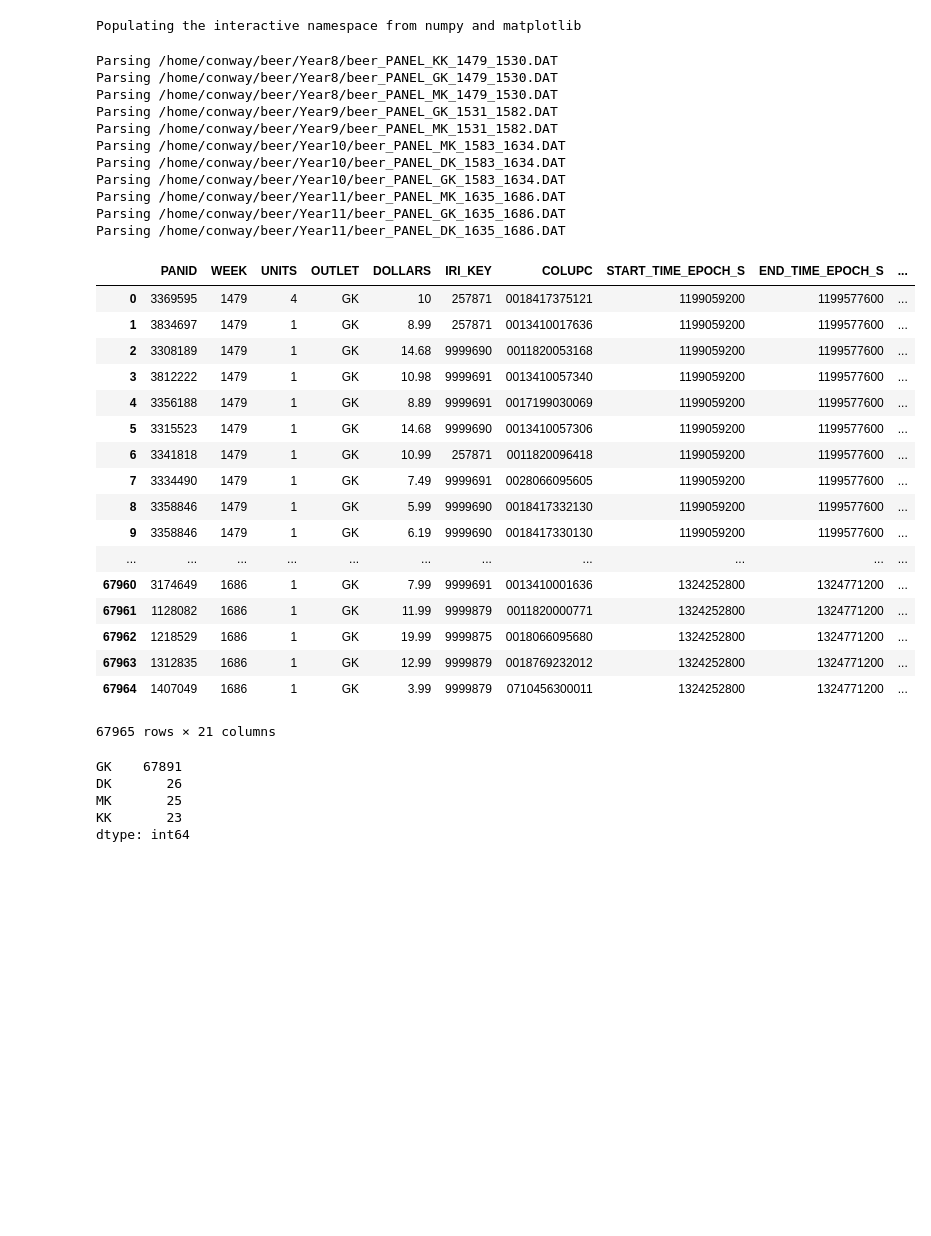
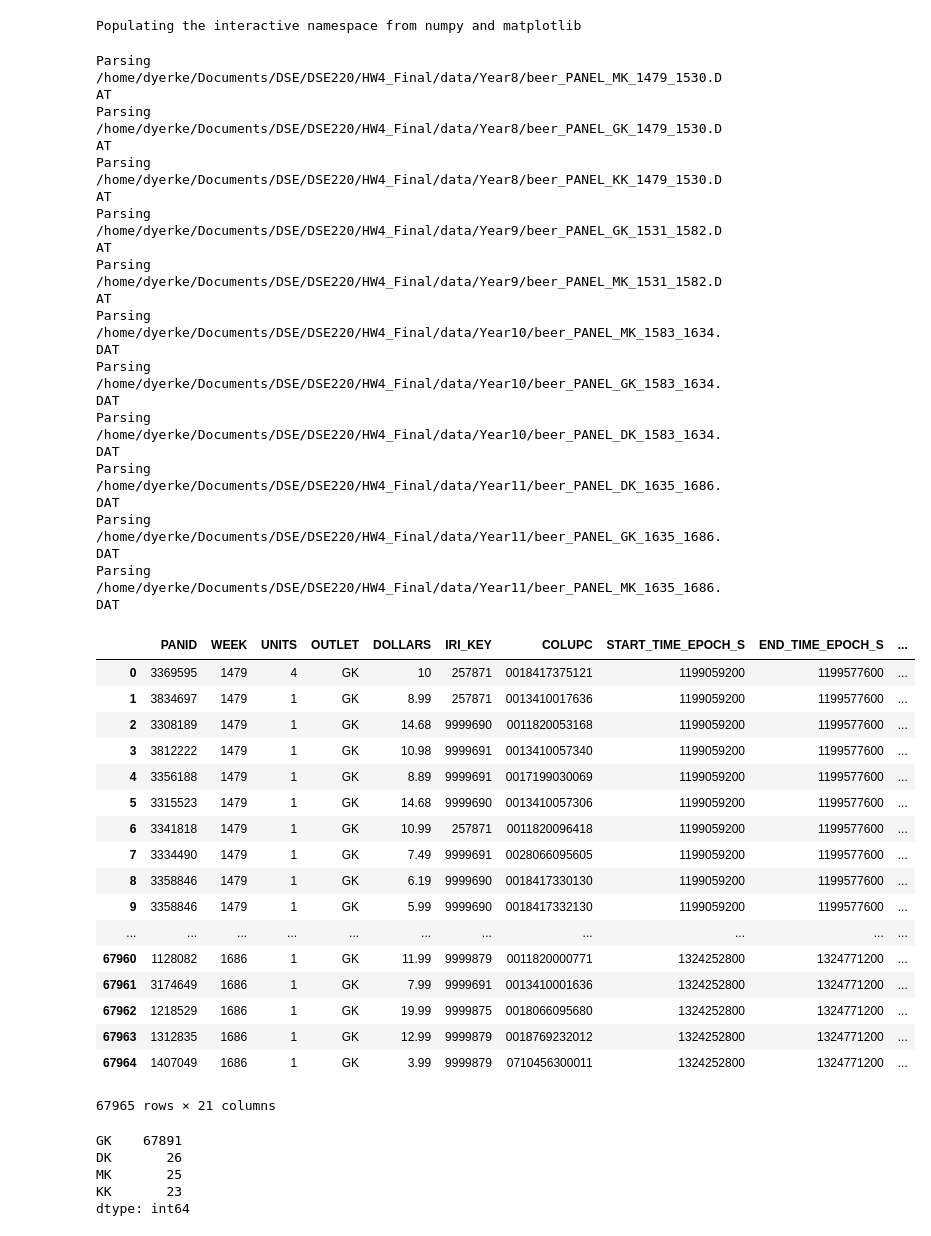
Before and after one commit to conwaywong/dse220_final, a Jupyter notebook: Final_MAS_DSE220_AJJCK_WORKING_ON_STACKING.ipynb, the cells around one changed output. Cells and saved outputs as stored; diff of their text form; code cells hidden in the pictures; blank space fills up the shorter version.

```diff
--- a/Final_MAS_DSE220_AJJCK_WORKING_ON_STACKING.ipynb
+++ b/Final_MAS_DSE220_AJJCK_WORKING_ON_STACKING.ipynb
@@ -156,53 +156,53 @@ def parse_panel(filename):
 
     return m_df
 # %%
-beer_dir='/home/conway/beer'
+beer_dir='/home/dyerke/Documents/DSE/DSE220/HW4_Final/data'
 
 # parse panels across Year8-Year11
 panel_filenames= []
 panel_filenames.extend(glob.glob(beer_dir+"/Year8/*.DAT"))
 panel_filenames.extend(glob.glob(beer_dir+"/Year9/*.DAT"))
 panel_filenames.extend(glob.glob(beer_dir+"/Year10/*.DAT"))
 panel_filenames.extend(glob.glob(beer_dir+"/Year11/*.DAT"))
 
 master_panel_df= None
 for pf in panel_filenames:
     print "Parsing {}".format(pf)
     m_df= parse_panel(pf)
     if master_panel_df is None:
         master_panel_df= m_df
     else:
         master_panel_df= pd.concat([master_panel_df, m_df], ignore_index=True)
 
 master_panel_df.sort(["TRANSACTION_TIME_EPOCH_S"], inplace=True)
 master_panel_df.reset_index(drop=True, inplace=True)
 master_panel_df
 # %% [output]
-Parsing /home/conway/beer/Year8/beer_PANEL_KK_1479_1530.DAT
-Parsing /home/conway/beer/Year8/beer_PANEL_GK_1479_1530.DAT
-Parsing /home/conway/beer/Year8/beer_PANEL_MK_1479_1530.DAT
-Parsing /home/conway/beer/Year9/beer_PANEL_GK_1531_1582.DAT
-Parsing /home/conway/beer/Year9/beer_PANEL_MK_1531_1582.DAT
-Parsing /home/conway/beer/Year10/beer_PANEL_MK_1583_1634.DAT
-Parsing /home/conway/beer/Year10/beer_PANEL_DK_1583_1634.DAT
-Parsing /home/conway/beer/Year10/beer_PANEL_GK_1583_1634.DAT
-Parsing /home/conway/beer/Year11/beer_PANEL_MK_1635_1686.DAT
-Parsing /home/conway/beer/Year11/beer_PANEL_GK_1635_1686.DAT
-Parsing /home/conway/beer/Year11/beer_PANEL_DK_1635_1686.DAT
+Parsing /home/dyerke/Documents/DSE/DSE220/HW4_Final/data/Year8/beer_PANEL_MK_1479_1530.DAT
+Parsing /home/dyerke/Documents/DSE/DSE220/HW4_Final/data/Year8/beer_PANEL_GK_1479_1530.DAT
+Parsing /home/dyerke/Documents/DSE/DSE220/HW4_Final/data/Year8/beer_PANEL_KK_1479_1530.DAT
+Parsing /home/dyerke/Documents/DSE/DSE220/HW4_Final/data/Year9/beer_PANEL_GK_1531_1582.DAT
+Parsing /home/dyerke/Documents/DSE/DSE220/HW4_Final/data/Year9/beer_PANEL_MK_1531_1582.DAT
+Parsing /home/dyerke/Documents/DSE/DSE220/HW4_Final/data/Year10/beer_PANEL_MK_1583_1634.DAT
+Parsing /home/dyerke/Documents/DSE/DSE220/HW4_Final/data/Year10/beer_PANEL_GK_1583_1634.DAT
+Parsing /home/dyerke/Documents/DSE/DSE220/HW4_Final/data/Year10/beer_PANEL_DK_1583_1634.DAT
+Parsing /home/dyerke/Documents/DSE/DSE220/HW4_Final/data/Year11/beer_PANEL_DK_1635_1686.DAT
+Parsing /home/dyerke/Documents/DSE/DSE220/HW4_Final/data/Year11/beer_PANEL_GK_1635_1686.DAT
+Parsing /home/dyerke/Documents/DSE/DSE220/HW4_Final/data/Year11/beer_PANEL_MK_1635_1686.DAT
 |  | PANID | WEEK | UNITS | OUTLET | DOLLARS | IRI_KEY | COLUPC | START_TIME_EPOCH_S | END_TIME_EPOCH_S | ... |
 | 0 | 3369595 | 1479 | 4 | GK | 10 | 257871 | 0018417375121 | 1199059200 | 1199577600 | ... |
 | 1 | 3834697 | 1479 | 1 | GK | 8.99 | 257871 | 0013410017636 | 1199059200 | 1199577600 | ... |
 | 2 | 3308189 | 1479 | 1 | GK | 14.68 | 9999690 | 0011820053168 | 1199059200 | 1199577600 | ... |
 | 3 | 3812222 | 1479 | 1 | GK | 10.98 | 9999691 | 0013410057340 | 1199059200 | 1199577600 | ... |
 | 4 | 3356188 | 1479 | 1 | GK | 8.89 | 9999691 | 0017199030069 | 1199059200 | 1199577600 | ... |
 | 5 | 3315523 | 1479 | 1 | GK | 14.68 | 9999690 | 0013410057306 | 1199059200 | 1199577600 | ... |
 | 6 | 3341818 | 1479 | 1 | GK | 10.99 | 257871 | 0011820096418 | 1199059200 | 1199577600 | ... |
 | 7 | 3334490 | 1479 | 1 | GK | 7.49 | 9999691 | 0028066095605 | 1199059200 | 1199577600 | ... |
-| 8 | 3358846 | 1479 | 1 | GK | 5.99 | 9999690 | 0018417332130 | 1199059200 | 1199577600 | ... |
-| 9 | 3358846 | 1479 | 1 | GK | 6.19 | 9999690 | 0018417330130 | 1199059200 | 1199577600 | ... |
+| 8 | 3358846 | 1479 | 1 | GK | 6.19 | 9999690 | 0018417330130 | 1199059200 | 1199577600 | ... |
+| 9 | 3358846 | 1479 | 1 | GK | 5.99 | 9999690 | 0018417332130 | 1199059200 | 1199577600 | ... |
 | ... | ... | ... | ... | ... | ... | ... | ... | ... | ... | ... |
-| 67960 | 3174649 | 1686 | 1 | GK | 7.99 | 9999691 | 0013410001636 | 1324252800 | 1324771200 | ... |
-| 67961 | 1128082 | 1686 | 1 | GK | 11.99 | 9999879 | 0011820000771 | 1324252800 | 1324771200 | ... |
+| 67960 | 1128082 | 1686 | 1 | GK | 11.99 | 9999879 | 0011820000771 | 1324252800 | 1324771200 | ... |
+| 67961 | 3174649 | 1686 | 1 | GK | 7.99 | 9999691 | 0013410001636 | 1324252800 | 1324771200 | ... |
 | 67962 | 1218529 | 1686 | 1 | GK | 19.99 | 9999875 | 0018066095680 | 1324252800 | 1324771200 | ... |
 | 67963 | 1312835 | 1686 | 1 | GK | 12.99 | 9999879 | 0018769232012 | 1324252800 | 1324771200 | ... |
 | 67964 | 1407049 | 1686 | 1 | GK | 3.99 | 9999879 | 0710456300011 | 1324252800 | 1324771200 | ... |
```
Also changed, not shown: parts of 25 cells of this notebook.
